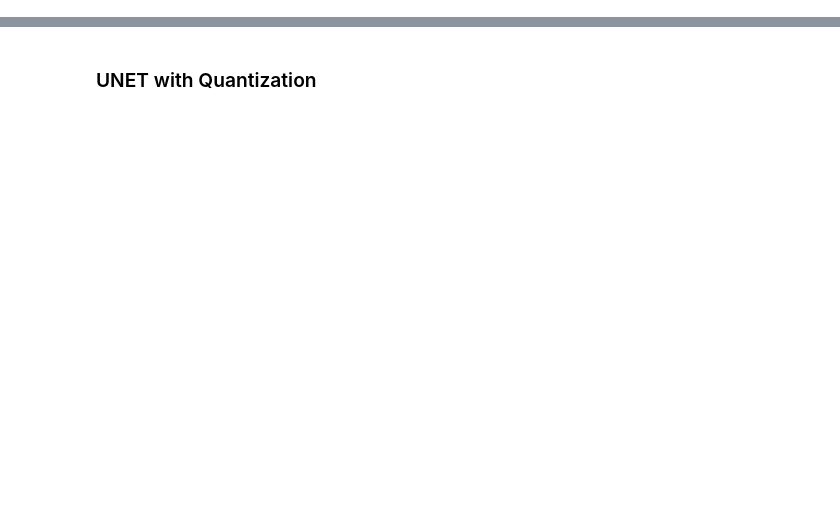
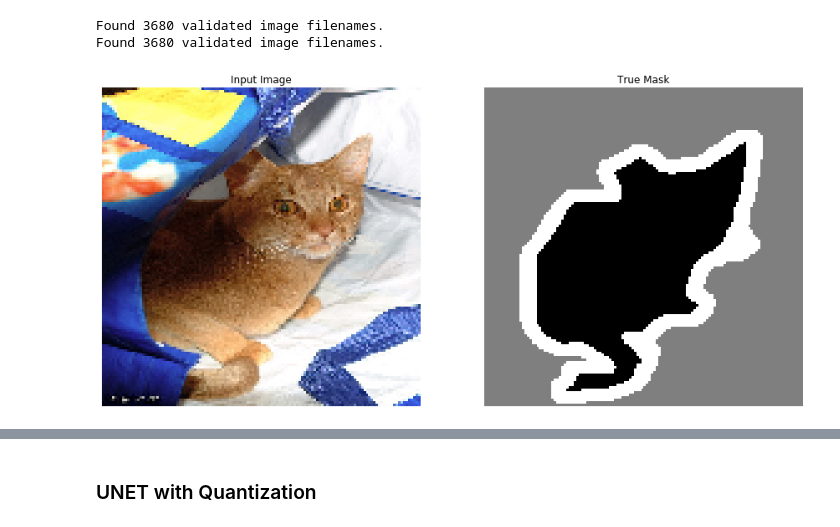
Before and after one commit to mariyamuneeb/VirtualReality, a Jupyter notebook: unet.ipynb, the cells around one changed output, grey strips where cells are left out. Saved outputs shown, nothing was run; the diff lists cells and outputs as text; code cells hidden in the pictures; blank space fills up the shorter version.

Commit message:
quantization updated basic unet training

```diff
--- a/unet.ipynb
+++ b/unet.ipynb
@@ -3,0 +48,36 @@ from tensorflow.keras import Model
+# %%
+def preprocess_image(input_image):
+    input_image = tf.cast(input_image, tf.float32) / 255.0
+
+    return input_image
+def preprocess_mask(input_mask):
+    input_mask -= 1
+    return input_mask
+
+def display(display_list):
+    plt.figure(figsize=(15, 15))
+    title = ['Input Image', 'True Mask', 'Predicted Mask']
+    for i in range(len(display_list)):
+        plt.subplot(1, len(display_list), i+1)
+        plt.title(title[i])
+        plt.imshow(tf.keras.preprocessing.image.array_to_img(display_list[i]))
+        plt.axis('off')
+    plt.show()
+# %%
+batch_size = 1
+# %%
+directory = 'C:\\Users\\tayyabm\\Downloads\\oxford_cats_segmentation'
+image_data_gen = ImageDataGenerator(preprocessing_function=preprocess_image, validation_split=0.1)
+mask_data_gen = ImageDataGenerator(preprocessing_function=preprocess_mask, validation_split=0.1)
+train_image_generator = image_data_gen.flow_from_dataframe(dataframe=df_train_images,x_col='x_col',directory=directory,class_mode=None,target_size=(128,128),batch_size=batch_size, shuffle=False)
+train_mask_generator = mask_data_gen.flow_from_dataframe(dataframe=df_train_masks,x_col='x_col',directory=directory,class_mode=None,target_size=(128,128),batch_size=batch_size, shuffle=False)
+# %% [output]
+Found 3680 validated image filenames.
+Found 3680 validated image filenames.
+# %%
+sample_image = tf.keras.preprocessing.image.array_to_img(train_image_generator.next()[0])
+sample_mask = tf.keras.preprocessing.image.array_to_img(train_mask_generator.next()[0])
+# %%
+display([sample_image,sample_mask])
+# %% [output]
+[figure, added]
```
Also changed, not shown: parts of 37 cells of this notebook, 2 other files.
